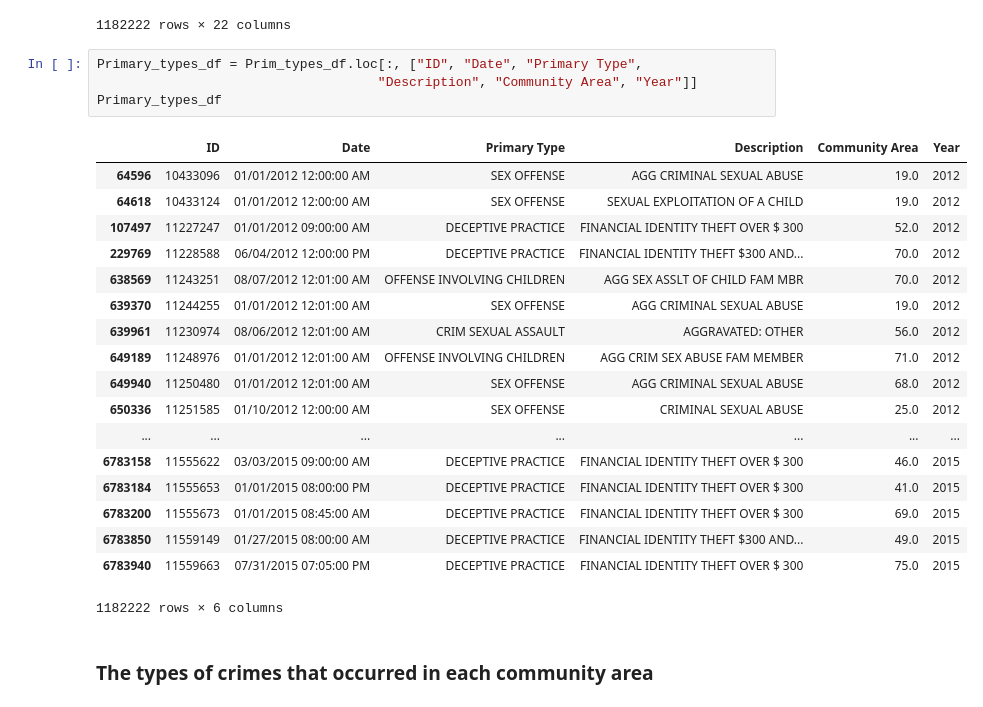
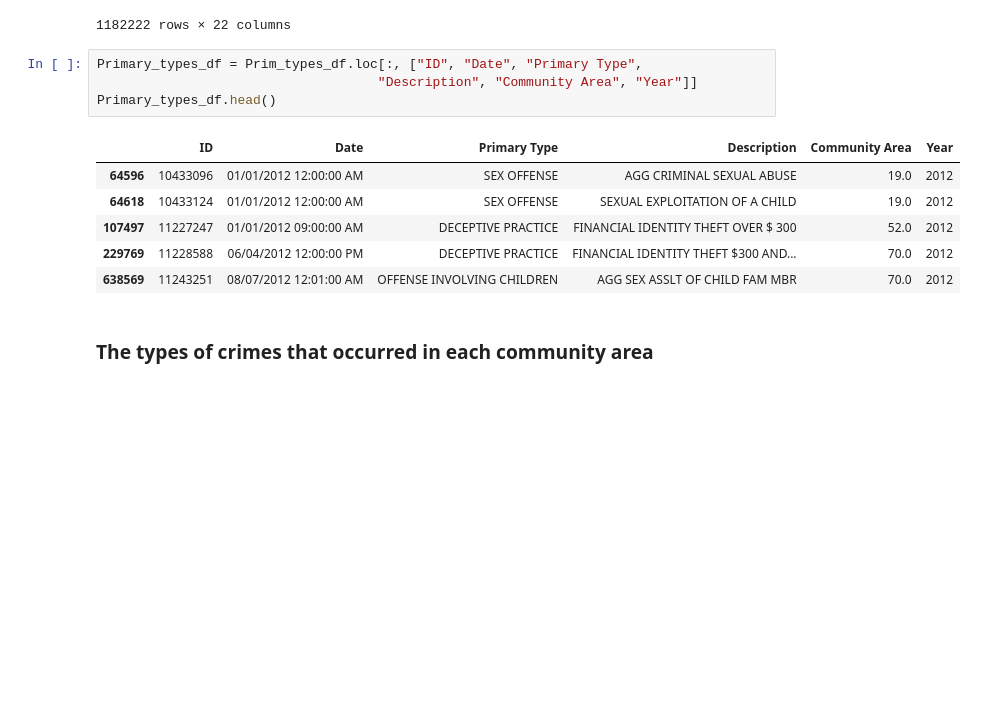
Before and after one commit to MariaSorensen/Colorama, a Jupyter notebook: Chicago_Crime.ipynb, the cells around one changed output. Drawn from its saved outputs; the diff is of its cells as text; blank space fills up the shorter version.

```diff
--- a/Chicago_Crime.ipynb
+++ b/Chicago_Crime.ipynb
@@ -69,26 +69,14 @@ Prim_types_df.reset_index().drop('index', axis=1)
 # %%
 Primary_types_df = Prim_types_df.loc[:, ["ID", "Date", "Primary Type",
                                     "Description", "Community Area", "Year"]]
-Primary_types_df
+Primary_types_df.head()
 # %% [output]
 |  | ID | Date | Primary Type | Description | Community Area | Year |
 | 64596 | 10433096 | 01/01/2012 12:00:00 AM | SEX OFFENSE | AGG CRIMINAL SEXUAL ABUSE | 19.0 | 2012 |
 | 64618 | 10433124 | 01/01/2012 12:00:00 AM | SEX OFFENSE | SEXUAL EXPLOITATION OF A CHILD | 19.0 | 2012 |
 | 107497 | 11227247 | 01/01/2012 09:00:00 AM | DECEPTIVE PRACTICE | FINANCIAL IDENTITY THEFT OVER $ 300 | 52.0 | 2012 |
 | 229769 | 11228588 | 06/04/2012 12:00:00 PM | DECEPTIVE PRACTICE | FINANCIAL IDENTITY THEFT $300 AND... | 70.0 | 2012 |
 | 638569 | 11243251 | 08/07/2012 12:01:00 AM | OFFENSE INVOLVING CHILDREN | AGG SEX ASSLT OF CHILD FAM MBR | 70.0 | 2012 |
-| 639370 | 11244255 | 01/01/2012 12:01:00 AM | SEX OFFENSE | AGG CRIMINAL SEXUAL ABUSE | 19.0 | 2012 |
-| 639961 | 11230974 | 08/06/2012 12:01:00 AM | CRIM SEXUAL ASSAULT | AGGRAVATED: OTHER | 56.0 | 2012 |
-| 649189 | 11248976 | 01/01/2012 12:01:00 AM | OFFENSE INVOLVING CHILDREN | AGG CRIM SEX ABUSE FAM MEMBER | 71.0 | 2012 |
-| 649940 | 11250480 | 01/01/2012 12:01:00 AM | SEX OFFENSE | AGG CRIMINAL SEXUAL ABUSE | 68.0 | 2012 |
-| 650336 | 11251585 | 01/10/2012 12:00:00 AM | SEX OFFENSE | CRIMINAL SEXUAL ABUSE | 25.0 | 2012 |
-| ... | ... | ... | ... | ... | ... | ... |
-| 6783158 | 11555622 | 03/03/2015 09:00:00 AM | DECEPTIVE PRACTICE | FINANCIAL IDENTITY THEFT OVER $ 300 | 46.0 | 2015 |
-| 6783184 | 11555653 | 01/01/2015 08:00:00 PM | DECEPTIVE PRACTICE | FINANCIAL IDENTITY THEFT OVER $ 300 | 41.0 | 2015 |
-| 6783200 | 11555673 | 01/01/2015 08:45:00 AM | DECEPTIVE PRACTICE | FINANCIAL IDENTITY THEFT OVER $ 300 | 69.0 | 2015 |
-| 6783850 | 11559149 | 01/27/2015 08:00:00 AM | DECEPTIVE PRACTICE | FINANCIAL IDENTITY THEFT $300 AND... | 49.0 | 2015 |
-| 6783940 | 11559663 | 07/31/2015 07:05:00 PM | DECEPTIVE PRACTICE | FINANCIAL IDENTITY THEFT OVER $ 300 | 75.0 | 2015 |
-1182222 rows × 6 columns
 # %% [markdown]
 ### The types of crimes that occurred in each community area
 # %%
```
Also changed, not shown: parts of 4 cells of this notebook.
